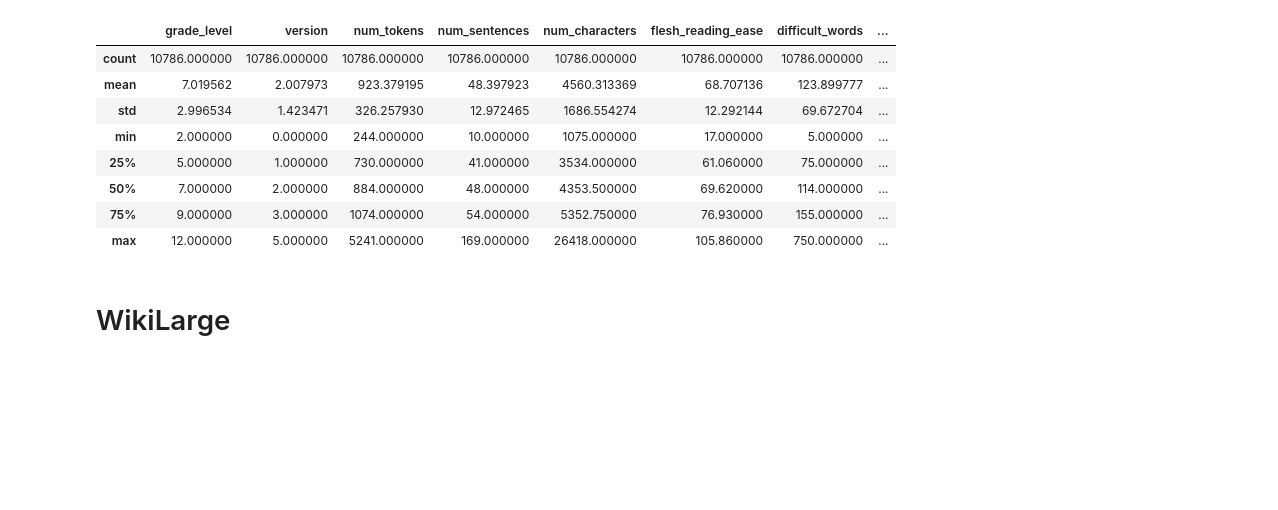
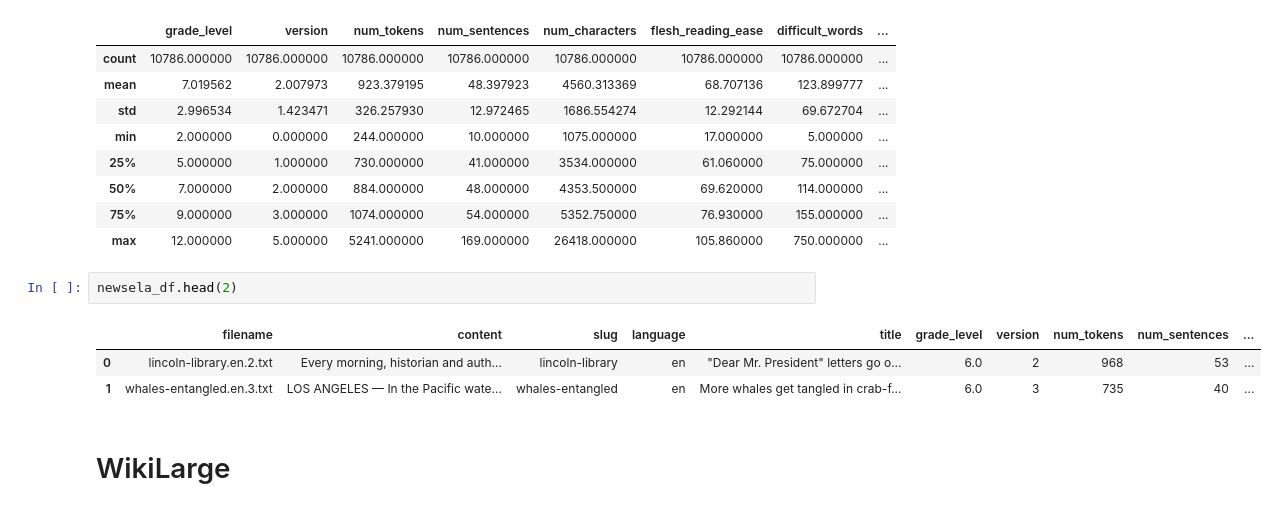
Before and after one commit to shtosti/keep-it-simple, a Jupyter notebook: EDA/explore_dataset_stats.ipynb, the cells around one changed output. Cells and saved outputs as stored; diff of their text form; blank space fills up the shorter version.

```diff
--- a/EDA/explore_dataset_stats.ipynb
+++ b/EDA/explore_dataset_stats.ipynb
@@ -18,5 +19,11 @@ newsela_df.describe()
 | 50% | 7.000000 | 2.000000 | 884.000000 | 48.000000 | 4353.500000 | 69.620000 | 114.000000 | ... |
 | 75% | 9.000000 | 3.000000 | 1074.000000 | 54.000000 | 5352.750000 | 76.930000 | 155.000000 | ... |
 | max | 12.000000 | 5.000000 | 5241.000000 | 169.000000 | 26418.000000 | 105.860000 | 750.000000 | ... |
+# %%
+newsela_df.head(2)
+# %% [output]
+|  | filename | content | slug | language | title | grade_level | version | num_tokens | num_sentences | ... |
+| 0 | lincoln-library.en.2.txt | Every morning, historian and auth... | lincoln-library | en | "Dear Mr. President" letters go o... | 6.0 | 2 | 968 | 53 | ... |
+| 1 | whales-entangled.en.3.txt | LOS ANGELES — In the Pacific wate... | whales-entangled | en | More whales get tangled in crab-f... | 6.0 | 3 | 735 | 40 | ... |
 # %% [markdown]
 # WikiLarge
```
Also changed, not shown: parts of 12 cells of this notebook, 4 other files.
